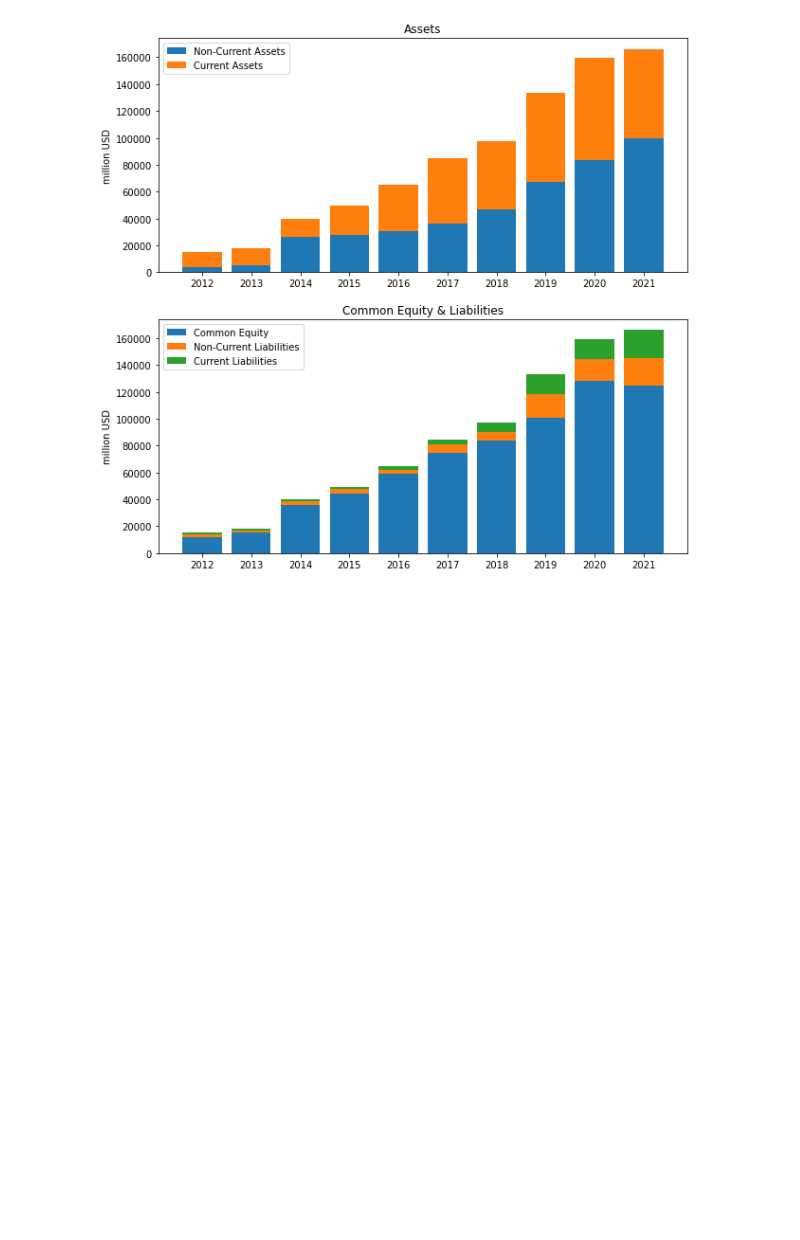
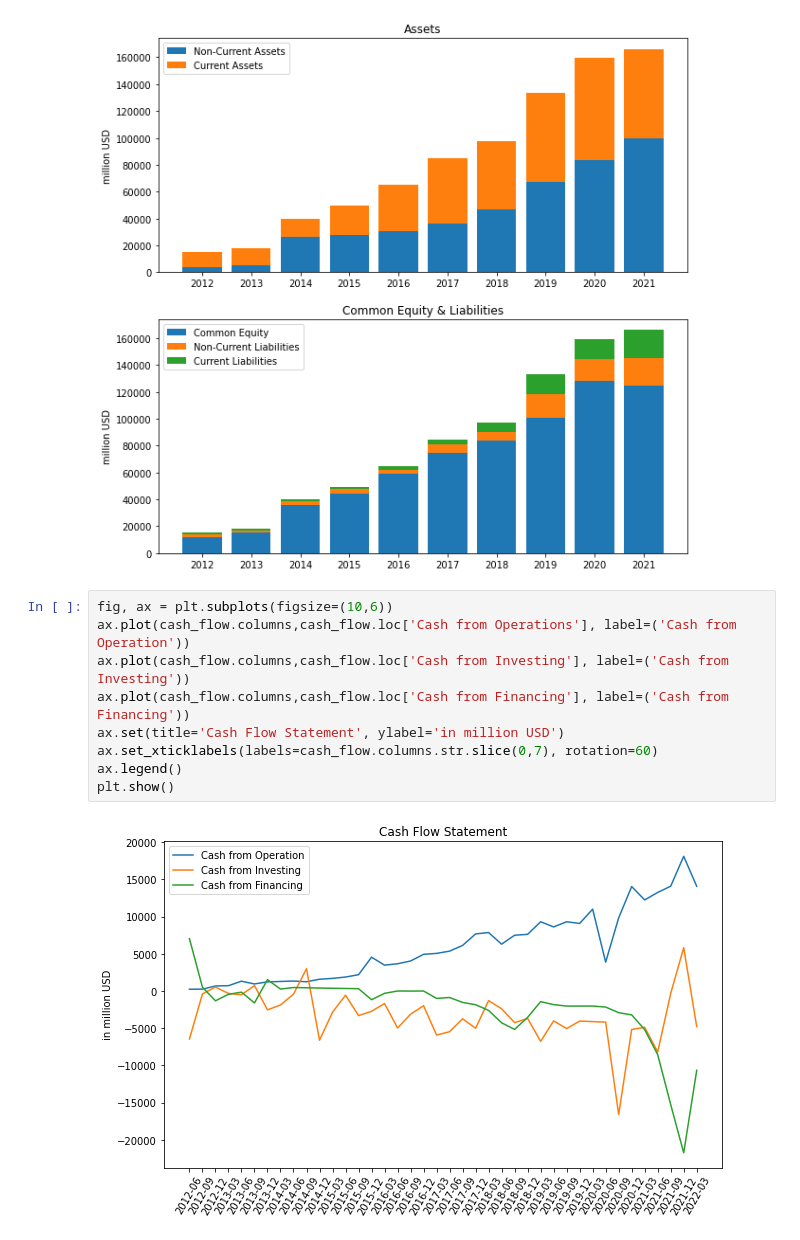
Before and after one commit to hunyadi95/Python-Visualization-of-stocks-fundamentals, a Jupyter notebook: main.ipynb, the cells around one changed output. Drawn from its saved outputs; the diff is of its cells as text; blank space fills up the shorter version.

```diff
--- a/main.ipynb
+++ b/main.ipynb
@@ -49,3 +72,14 @@ ax2.legend()
 plt.show()
 # %% [output]
 [figure]
+# %%
+fig, ax = plt.subplots(figsize=(10,6))
+ax.plot(cash_flow.columns,cash_flow.loc['Cash from Operations'], label=('Cash from Operation'))
+ax.plot(cash_flow.columns,cash_flow.loc['Cash from Investing'], label=('Cash from Investing'))
+ax.plot(cash_flow.columns,cash_flow.loc['Cash from Financing'], label=('Cash from Financing'))
+ax.set(title='Cash Flow Statement', ylabel='in million USD')
+ax.set_xticklabels(labels=cash_flow.columns.str.slice(0,7), rotation=60)
+ax.legend()
+plt.show()
+# %% [output]
+[figure, added]
```
Also changed, not shown: parts of 3 cells of this notebook.
